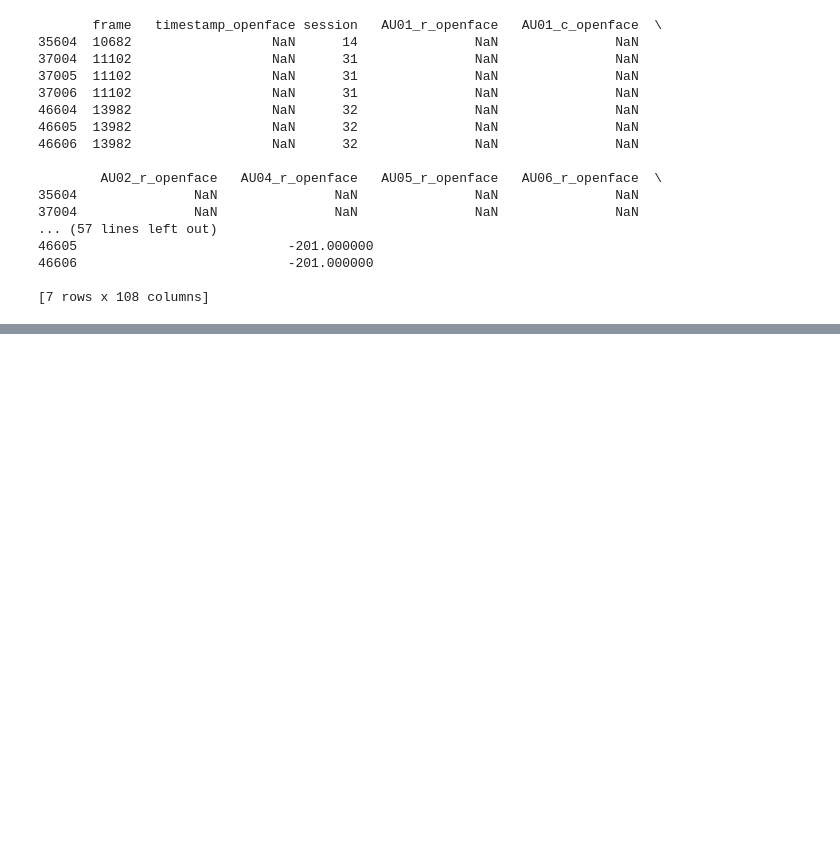
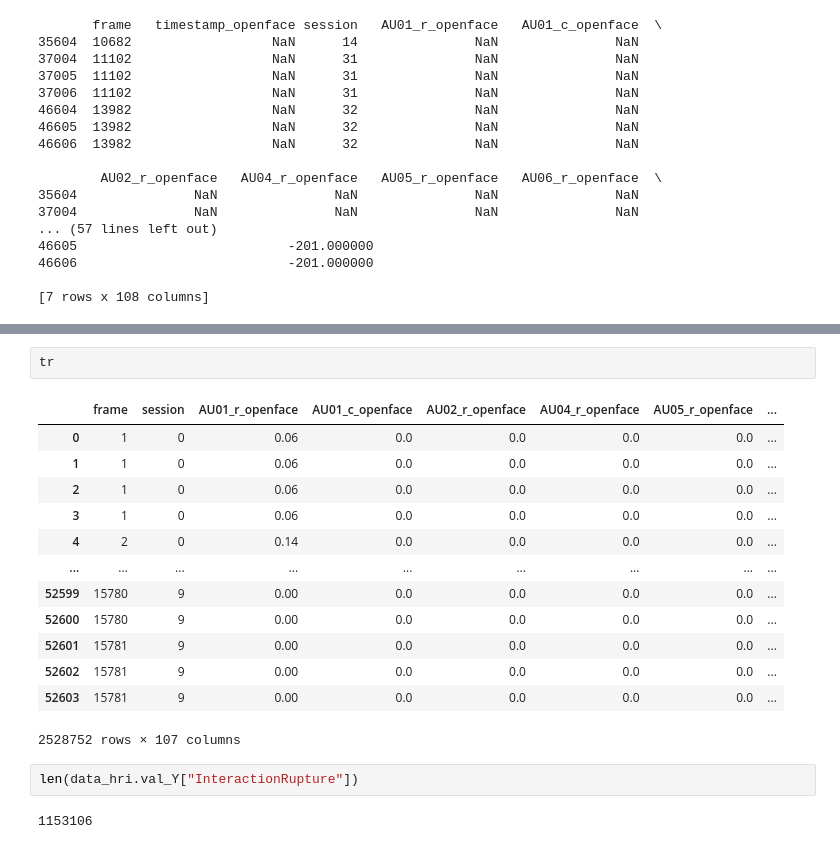
Before and after one commit to lwachowiak/HRI-Error-Detection-STAI, a Jupyter notebook: code/testing.ipynb, the cells around one changed output, grey strips where cells are left out. Saved outputs shown, nothing was run; the diff lists cells and outputs as text; blank space fills up the shorter version.

```diff
--- a/code/testing.ipynb
+++ b/code/testing.ipynb
@@ -147,0 +271,20 @@ ValueError: all the input arrays must have same number of dimensions, but the ar
+# %%
+tr
+# %% [output]
+|  | frame | session | AU01_r_openface | AU01_c_openface | AU02_r_openface | AU04_r_openface | AU05_r_openface | ... |
+| 0 | 1 | 0 | 0.06 | 0.0 | 0.0 | 0.0 | 0.0 | ... |
+| 1 | 1 | 0 | 0.06 | 0.0 | 0.0 | 0.0 | 0.0 | ... |
+| 2 | 1 | 0 | 0.06 | 0.0 | 0.0 | 0.0 | 0.0 | ... |
+| 3 | 1 | 0 | 0.06 | 0.0 | 0.0 | 0.0 | 0.0 | ... |
+| 4 | 2 | 0 | 0.14 | 0.0 | 0.0 | 0.0 | 0.0 | ... |
+| ... | ... | ... | ... | ... | ... | ... | ... | ... |
+| 52599 | 15780 | 9 | 0.00 | 0.0 | 0.0 | 0.0 | 0.0 | ... |
+| 52600 | 15780 | 9 | 0.00 | 0.0 | 0.0 | 0.0 | 0.0 | ... |
+| 52601 | 15781 | 9 | 0.00 | 0.0 | 0.0 | 0.0 | 0.0 | ... |
+| 52602 | 15781 | 9 | 0.00 | 0.0 | 0.0 | 0.0 | 0.0 | ... |
+| 52603 | 15781 | 9 | 0.00 | 0.0 | 0.0 | 0.0 | 0.0 | ... |
+2528752 rows × 107 columns
+# %%
+len(data_hri.val_Y["InteractionRupture"])
+# %% [output]
+1153106
```
Also changed, not shown: parts of 17 cells of this notebook, 2 other files.
